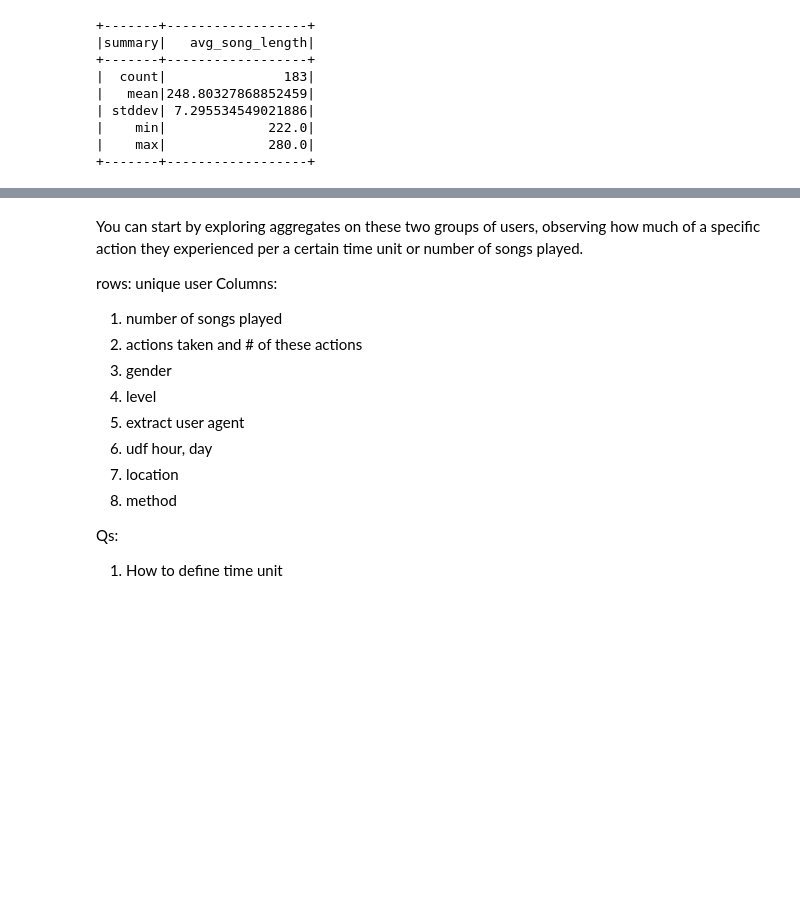
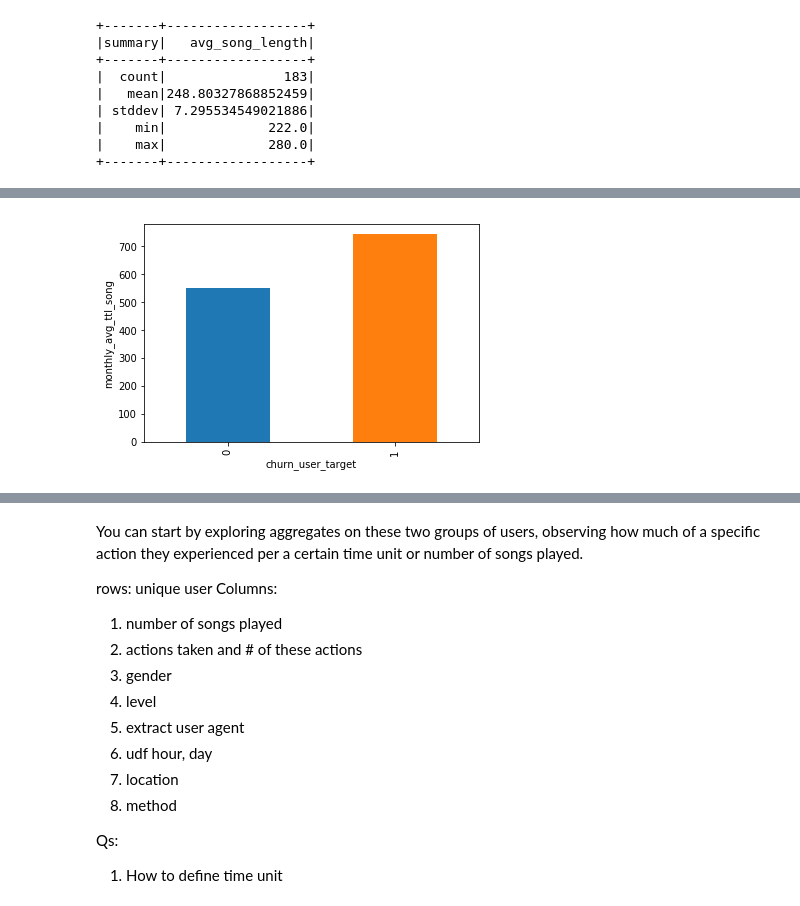
Before and after one commit to luguodata/User-Churn-Prediction-with-Spark, a Jupyter notebook: Sparkify.ipynb, the cells around one changed output, grey strips where cells are left out. Cells and saved outputs as stored; diff of their text form; code cells hidden in the pictures; blank space fills up the shorter version.

```diff
--- a/Sparkify.ipynb
+++ b/Sparkify.ipynb
@@ -649,0 +736,4 @@ spark.sql("select distinct status from df_mini_non0_obv").show()
+# %%
+plot_churn_vara('ttl_song')
+# %% [output]
+[figure, added]
```
Also changed, not shown: parts of 89 cells of this notebook.
